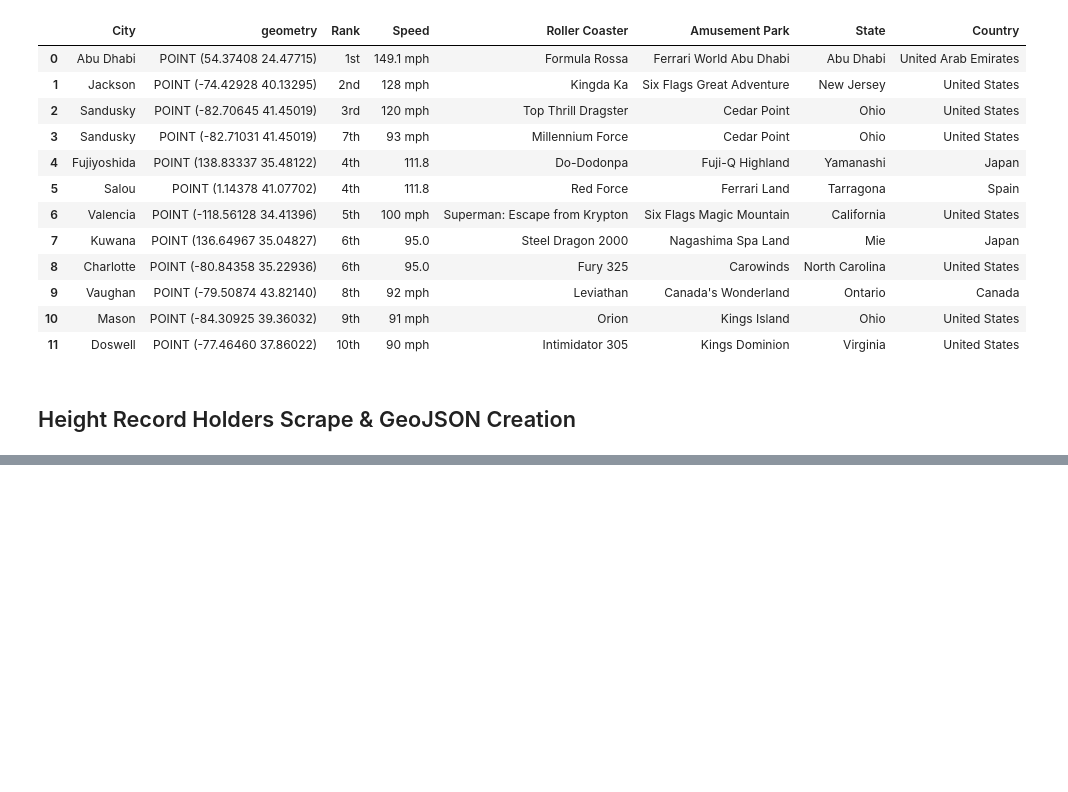
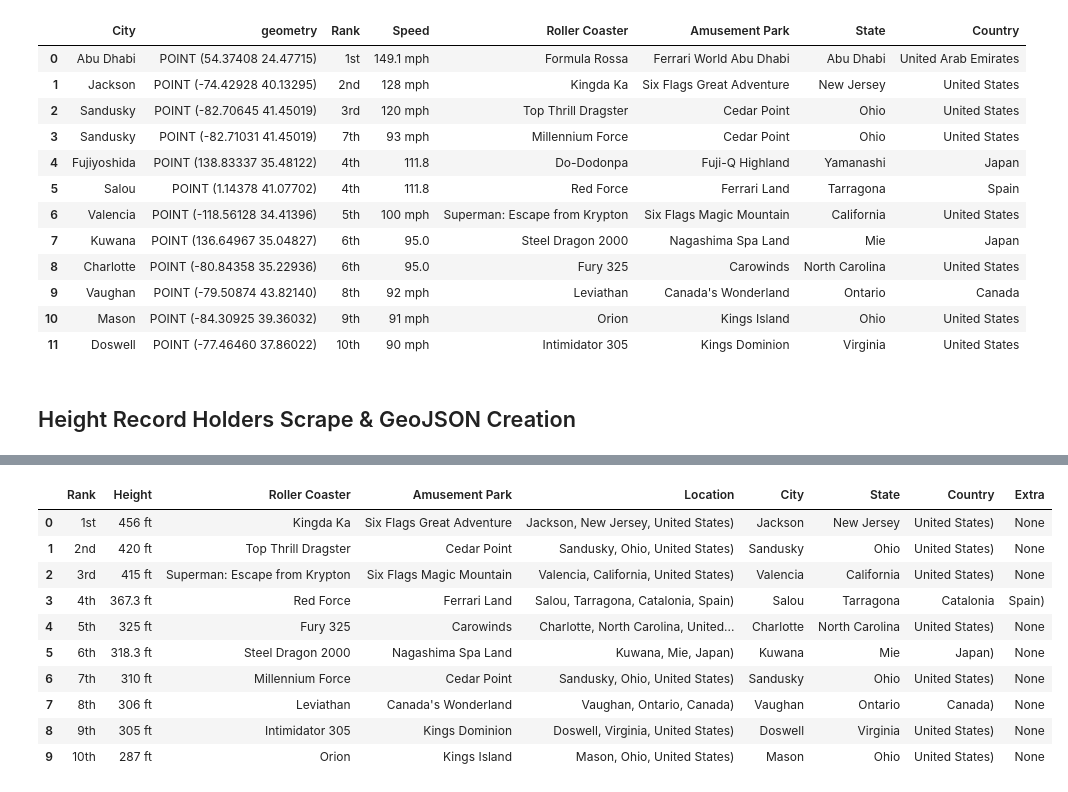
Before and after one commit to MorgaineB/Project2, a Jupyter notebook: WebScraping/Records_Scrape.ipynb, the cells around one changed output, grey strips where cells are left out. Cells and saved outputs as stored; diff of their text form; code cells hidden in the pictures; blank space fills up the shorter version.

```diff
--- a/WebScraping/Records_Scrape.ipynb
+++ b/WebScraping/Records_Scrape.ipynb
@@ -245,3 +245,12 @@ speed_records
 speed_records.to_file("geojsons/speed_records.geojson", driver='GeoJSON')
 # %% [markdown]
 ## Height Record Holders Scrape & GeoJSON Creation
+# %%
+#Set URL for Speed Record Scrape
+height_record_url = 'https://rcdb.com/rhr.htm?m=1'
+
+height_tables = pd.read_html(height_record_url)
+# %%
+#Scrape Height Record Table and save as a dataframe.
+height_record = height_tables[1]
+height_record
@@ -247,0 +269,4 @@ speed_records.to_file("geojsons/speed_records.geojson", driver='GeoJSON')
+# %%
+#Drop unwanted Column
+height_record = height_record.drop(labels="Opened", axis=1)
+height_record
@@ -247,0 +285,5 @@ speed_records.to_file("geojsons/speed_records.geojson", driver='GeoJSON')
+# %%
+#Split the Amusement Park (Location) column & then Drop It
+height_record[['Amusement Park','Location']] = height_record['Amusement Park (Location)'].str.split('(',expand=True)
+height_record = height_record.drop(labels=['Amusement Park (Location)'], axis=1)
+height_record
@@ -247,0 +302,16 @@ speed_records.to_file("geojsons/speed_records.geojson", driver='GeoJSON')
+# %%
+#Split the Location into City, State, Country, Etc.
+height_record[['City', 'State', 'Country', 'Extra']] = height_record['Location'].str.split(',', expand=True)
+height_record
+# %% [output]
+|  | Rank | Height | Roller Coaster | Amusement Park | Location | City | State | Country | Extra |
+| 0 | 1st | 456 ft | Kingda Ka | Six Flags Great Adventure | Jackson, New Jersey, United States) | Jackson | New Jersey | United States) | None |
+| 1 | 2nd | 420 ft | Top Thrill Dragster | Cedar Point | Sandusky, Ohio, United States) | Sandusky | Ohio | United States) | None |
+| 2 | 3rd | 415 ft | Superman: Escape from Krypton | Six Flags Magic Mountain | Valencia, California, United States) | Valencia | California | United States) | None |
+| 3 | 4th | 367.3 ft | Red Force | Ferrari Land | Salou, Tarragona, Catalonia, Spain) | Salou | Tarragona | Catalonia | Spain) |
+| 4 | 5th | 325 ft | Fury 325 | Carowinds | Charlotte, North Carolina, United... | Charlotte | North Carolina | United States) | None |
+| 5 | 6th | 318.3 ft | Steel Dragon 2000 | Nagashima Spa Land | Kuwana, Mie, Japan) | Kuwana | Mie | Japan) | None |
+| 6 | 7th | 310 ft | Millennium Force | Cedar Point | Sandusky, Ohio, United States) | Sandusky | Ohio | United States) | None |
+| 7 | 8th | 306 ft | Leviathan | Canada's Wonderland | Vaughan, Ontario, Canada) | Vaughan | Ontario | Canada) | None |
+| 8 | 9th | 305 ft | Intimidator 305 | Kings Dominion | Doswell, Virginia, United States) | Doswell | Virginia | United States) | None |
+| 9 | 10th | 287 ft | Orion | Kings Island | Mason, Ohio, United States) | Mason | Ohio | United States) | None |
```
Also changed, not shown: parts of 11 cells of this notebook, 1 other file.
